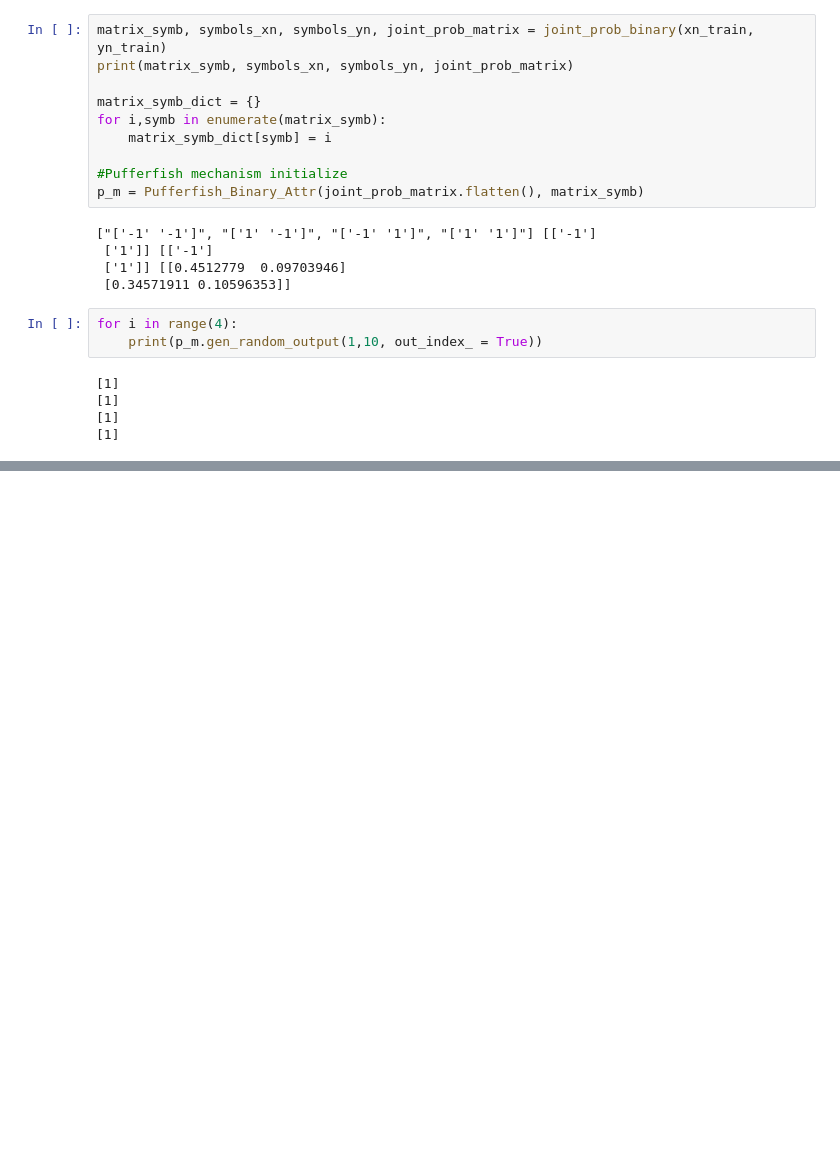
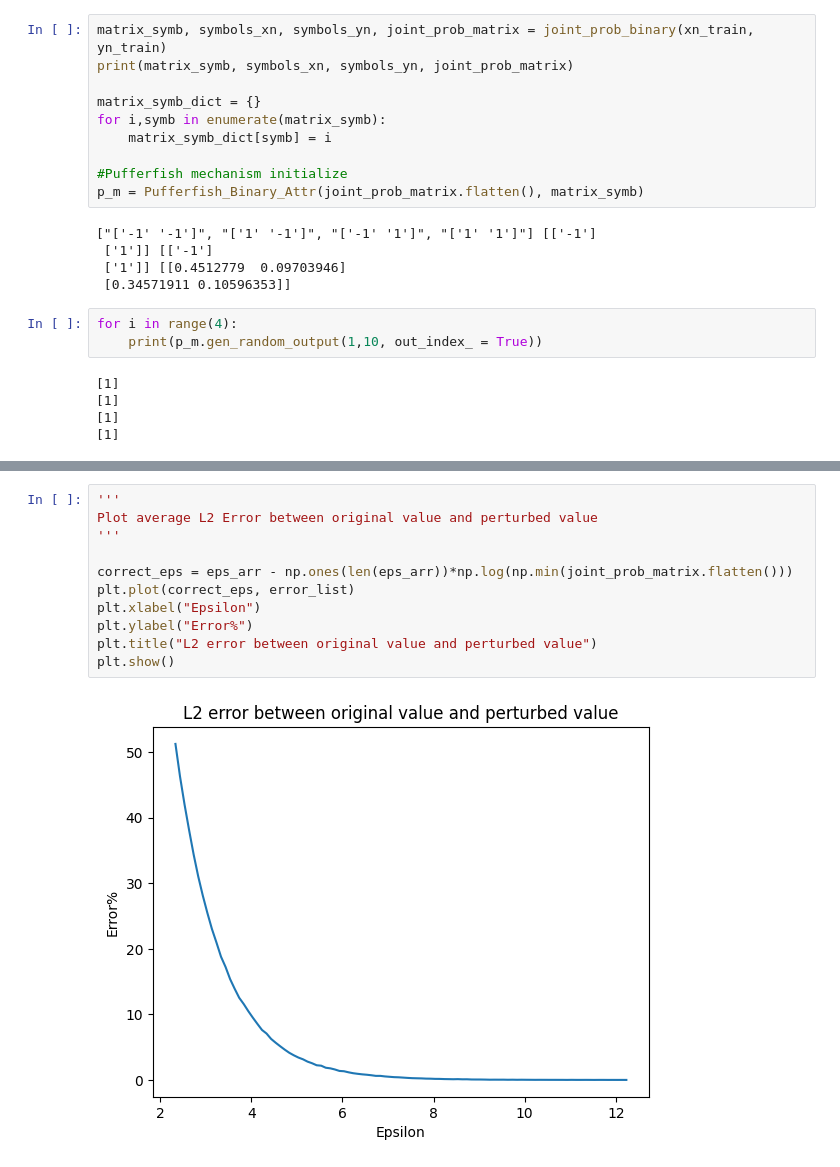
Before and after one commit to SandaruJayawardana/face-privacy-diffae, a Jupyter notebook: pufferfish/celebA_pufferfish.ipynb, the cells around one changed output, grey strips where cells are left out. Cells and saved outputs as stored; diff of their text form; blank space fills up the shorter version.

```diff
--- a/pufferfish/celebA_pufferfish.ipynb
+++ b/pufferfish/celebA_pufferfish.ipynb
@@ -123,0 +185,13 @@ print(joint_matrix_original)
+# %%
+'''
+Plot average L2 Error between original value and perturbed value
+'''
+
+correct_eps = eps_arr - np.ones(len(eps_arr))*np.log(np.min(joint_prob_matrix.flatten()))
+plt.plot(correct_eps, error_list)
+plt.xlabel("Epsilon")
+plt.ylabel("Error%")
+plt.title("L2 error between original value and perturbed value")
+plt.show()
+# %% [output]
+[figure, added]
```
Also changed, not shown: parts of 3 cells of this notebook, 5 other files.
